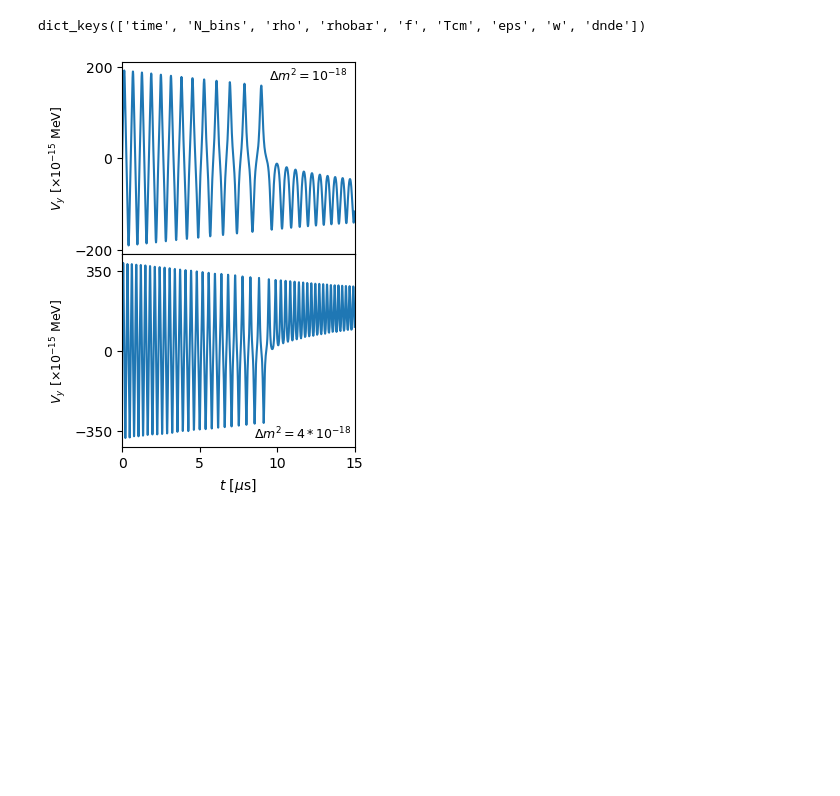
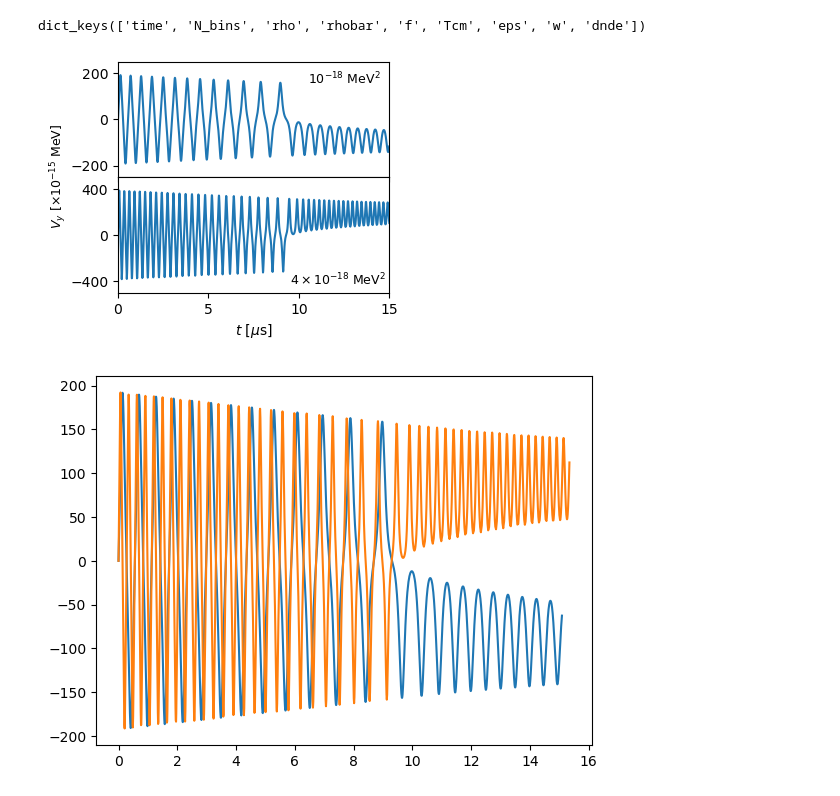
Before and after one commit to nuLABatUSD/QKESolveMPI, a Jupyter notebook: analysis/BlochPaperFigs.ipynb, the cells around one changed output. Cells and saved outputs as stored; diff of their text form; code cells hidden in the pictures; blank space fills up the shorter version.

```diff
--- a/analysis/BlochPaperFigs.ipynb
+++ b/analysis/BlochPaperFigs.ipynb
@@ -439,19 +465,31 @@ Vy_bot = V_QKE_bot[1,:]
 # %%
-fig, ax = plt.subplots(nrows=2, ncols=1, sharex=True, figsize=(3,5))
+fig, ax = plt.subplots(nrows=2, ncols=1, sharex=True, figsize=(3.5,3))
 plt.subplots_adjust(hspace=0)
 
 ax[0].plot(t_top, Vy_top*1e15)
 ax[0].set_yticks([-200,0,200])
-ax[0].set_ylabel(r"$V_y~[\times 10^{-15}~\text{MeV}]$", fontsize=9)
-ax[0].text(9.5, 170, r"$\Delta m^2=10^{-18}$", fontsize=9)
+ax[0].set_ylim(-250,250)
+#ax[0].set_ylabel(r"$V_y~[\times 10^{-15}~\text{MeV}]$", fontsize=9)
+ax[0].text(10.5, 155, r"$10^{-18}~\text{MeV}^2$", fontsize=9)
+ax[0].set_xticks([0, 5, 10, 15])
 
 ax[1].plot(t_bot, Vy_bot*1e15)
-ax[1].set_yticks([-350,0,350])
+ax[1].set_yticks([-400,0,400])
 ax[1].set_xlim(0,15)
+ax[1].set_ylim(-500, 500)
 ax[1].set_xlabel(r"$t~[\mu\text{s}]$", fontsize=10)
-ax[1].set_ylabel(r"$V_y~[\times 10^{-15}~\text{MeV}]$", fontsize=9)
-ax[1].text(8.5,-385, r"$\Delta m^2=4*10^{-18}$", fontsize=9)
+#ax[1].set_ylabel(r"$V_y~[\times 10^{-15}~\text{MeV}]$", fontsize=9)
+ax[1].text(9.5,-435, r"$4\times 10^{-18}~\text{MeV}^2$", fontsize=9)
+
+fig.supylabel(r"$V_y~[\times 10^{-15}~\text{MeV}]$", fontsize=9, x=-0.075)
 
 plt.savefig("VySubplot.pdf", bbox_inches='tight')
 # %% [output]
-[figure, old version]
+[figure, new version]
+# %%
+plt.figure()
+plt.plot(t_top, Vy_top*1e15)
+plt.plot(t_bot, (Vy_bot*1e15)/2)
+plt.show()
+# %% [output]
+[figure, added]
```
Also changed, not shown: parts of 6 cells of this notebook.
